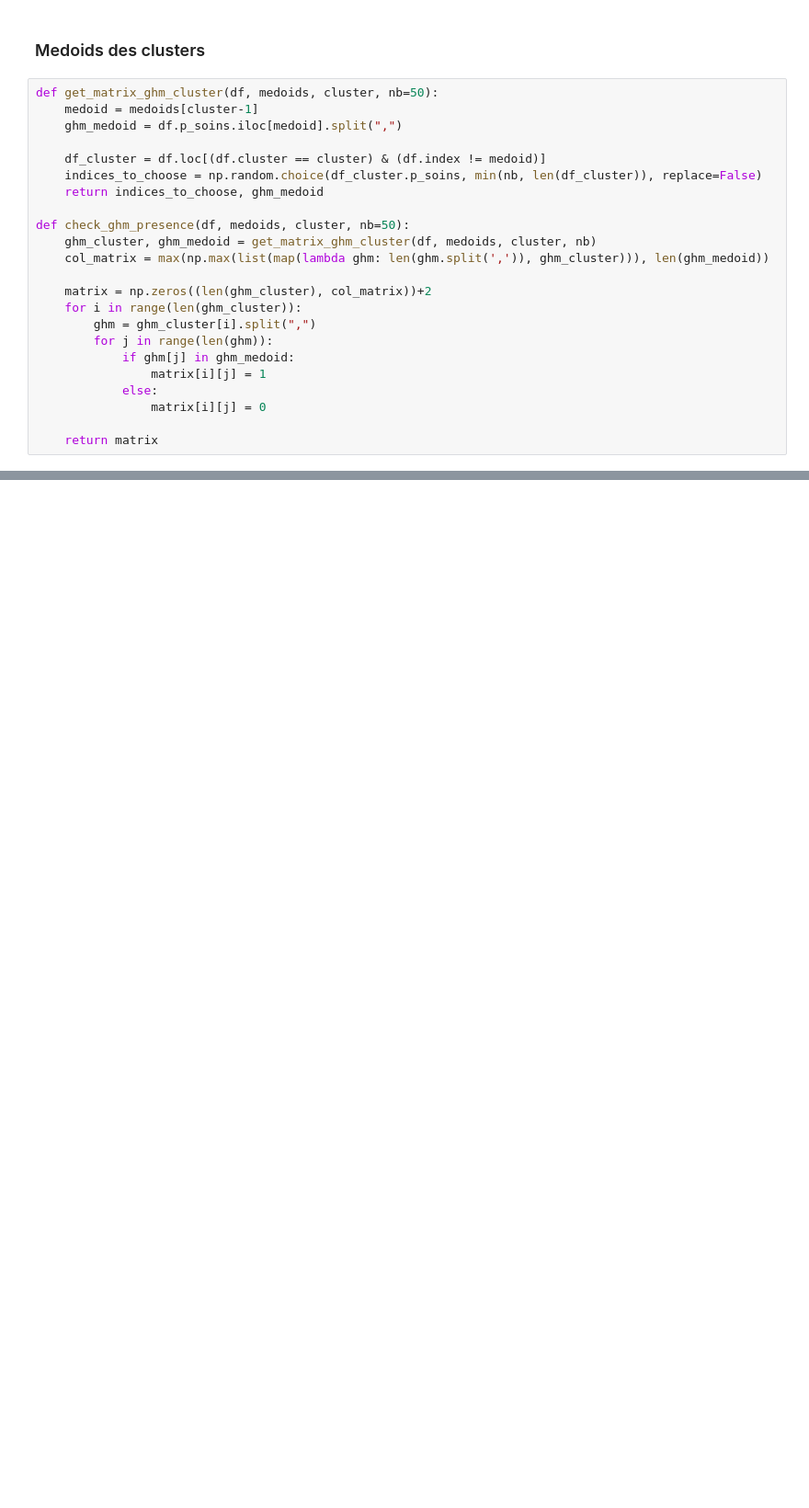
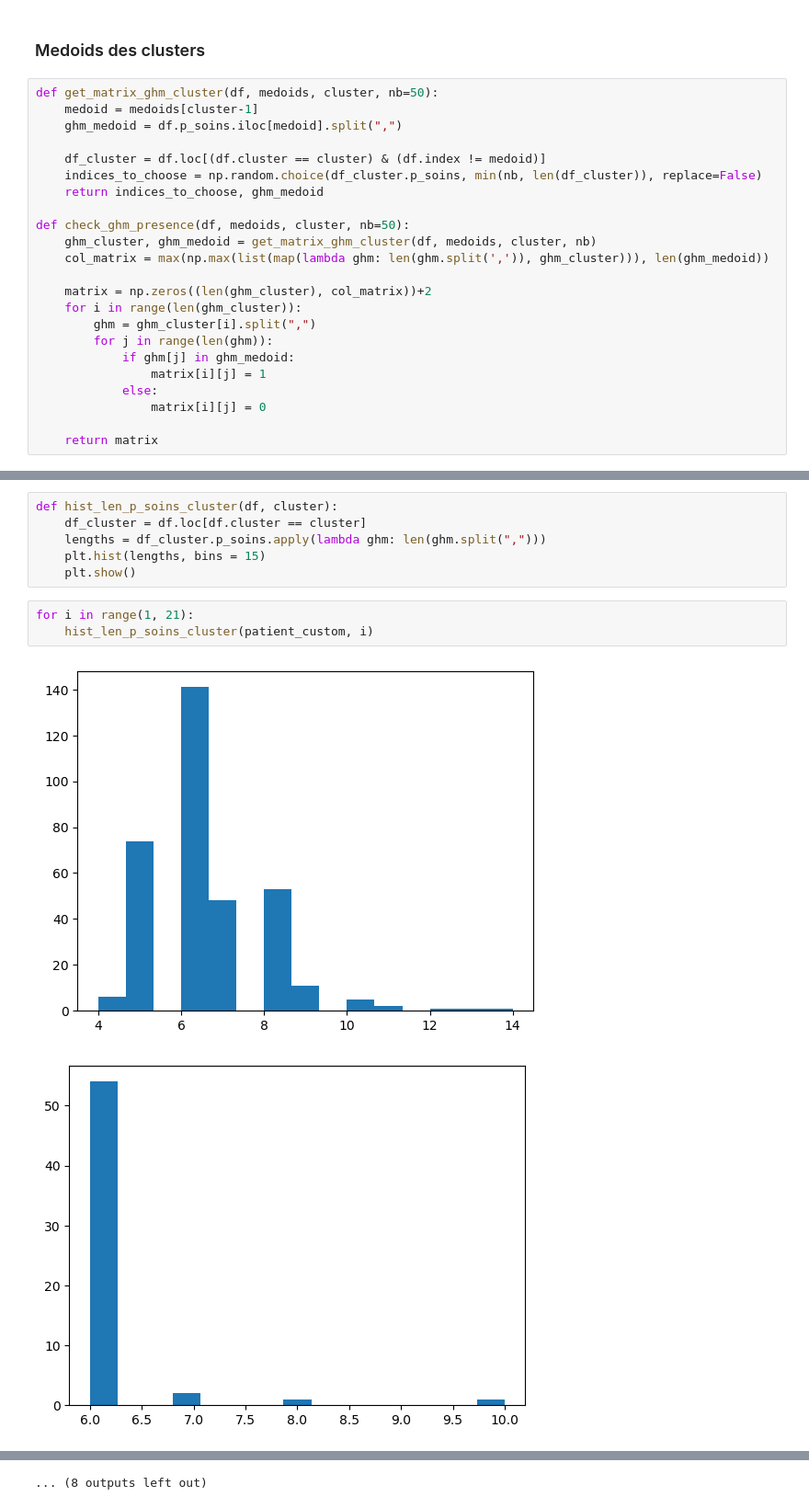
Before and after one commit to Kirscher/TextMining_Parcours_de_soin, a Jupyter notebook: Clustering/Cluster_viz.ipynb, the cells around one changed output, grey strips where cells are left out. Shown at 92% size. Saved outputs shown, nothing was run; the diff lists cells and outputs as text; blank space fills up the shorter version.

```diff
--- a/Clustering/Cluster_viz.ipynb
+++ b/Clustering/Cluster_viz.ipynb
@@ -215,0 +259,12 @@ KeyboardInterrupt
+# %%
+def hist_len_p_soins_cluster(df, cluster):
+    df_cluster = df.loc[df.cluster == cluster]
+    lengths = df_cluster.p_soins.apply(lambda ghm: len(ghm.split(",")))
+    plt.hist(lengths, bins = 15)
+    plt.show()
+# %%
+for i in range(1, 21):
+    hist_len_p_soins_cluster(patient_custom, i)
+# %% [output]
+[figure, added]
+[figure, added]
@@ -215,0 +281 @@ KeyboardInterrupt
+... (8 outputs left out)
```
Also changed, not shown: parts of 19 cells of this notebook, 5 other files.
